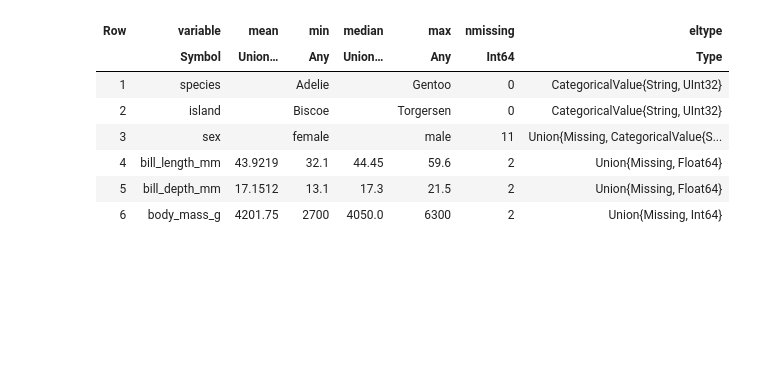
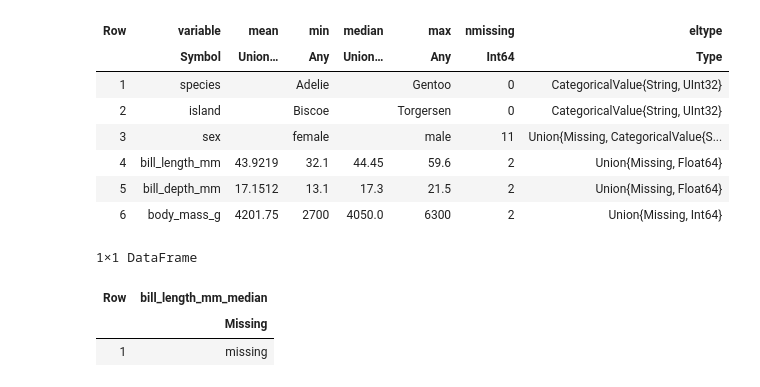
Before and after one commit to peterdresslar/scratch-j, a Jupyter notebook: notebooks/dc3.ipynb, the cells around one changed output. Saved outputs shown, nothing was run; the diff lists cells and outputs as text; code cells hidden in the pictures; blank space fills up the shorter version.

```diff
--- a/notebooks/dc3.ipynb
+++ b/notebooks/dc3.ipynb
@@ -43,3 +66,15 @@ describe(penguins)
 | 4 | bill_length_mm | 43.9219 | 32.1 | 44.45 | 59.6 | 2 | Union{Missing, Float64} |
 | 5 | bill_depth_mm | 17.1512 | 13.1 | 17.3 | 21.5 | 2 | Union{Missing, Float64} |
 | 6 | body_mass_g | 4201.75 | 2700 | 4050.0 | 6300 | 2 | Union{Missing, Int64} |
+# %%
+using Statistics
+
+
+describe(penguins)
+
+combine(penguins, :bill_length_mm => median => :bill_length_mm_median)
+# %% [output]
+1×1 DataFrame
+| Row | bill_length_mm_median |
+|  | Missing |
+| 1 | missing |
```
Also changed, not shown: parts of 1 cell of this notebook.
